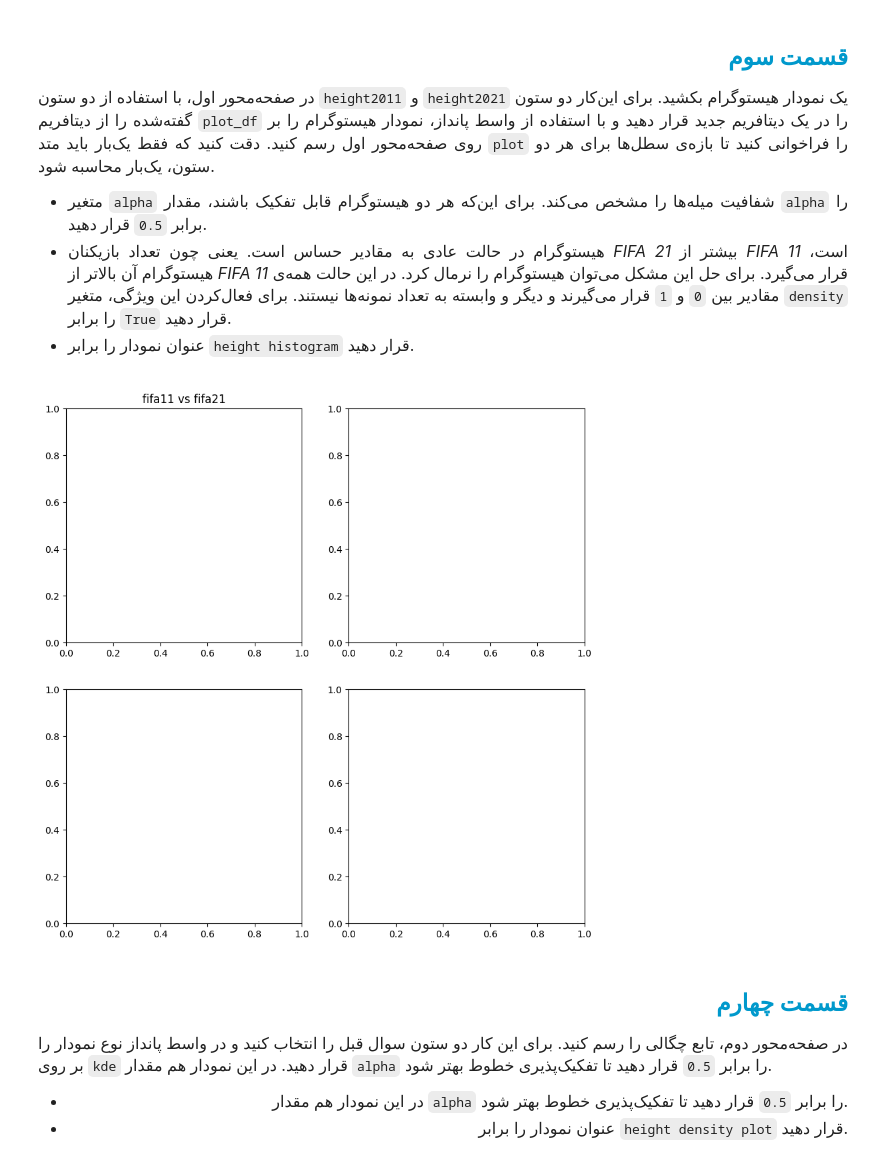
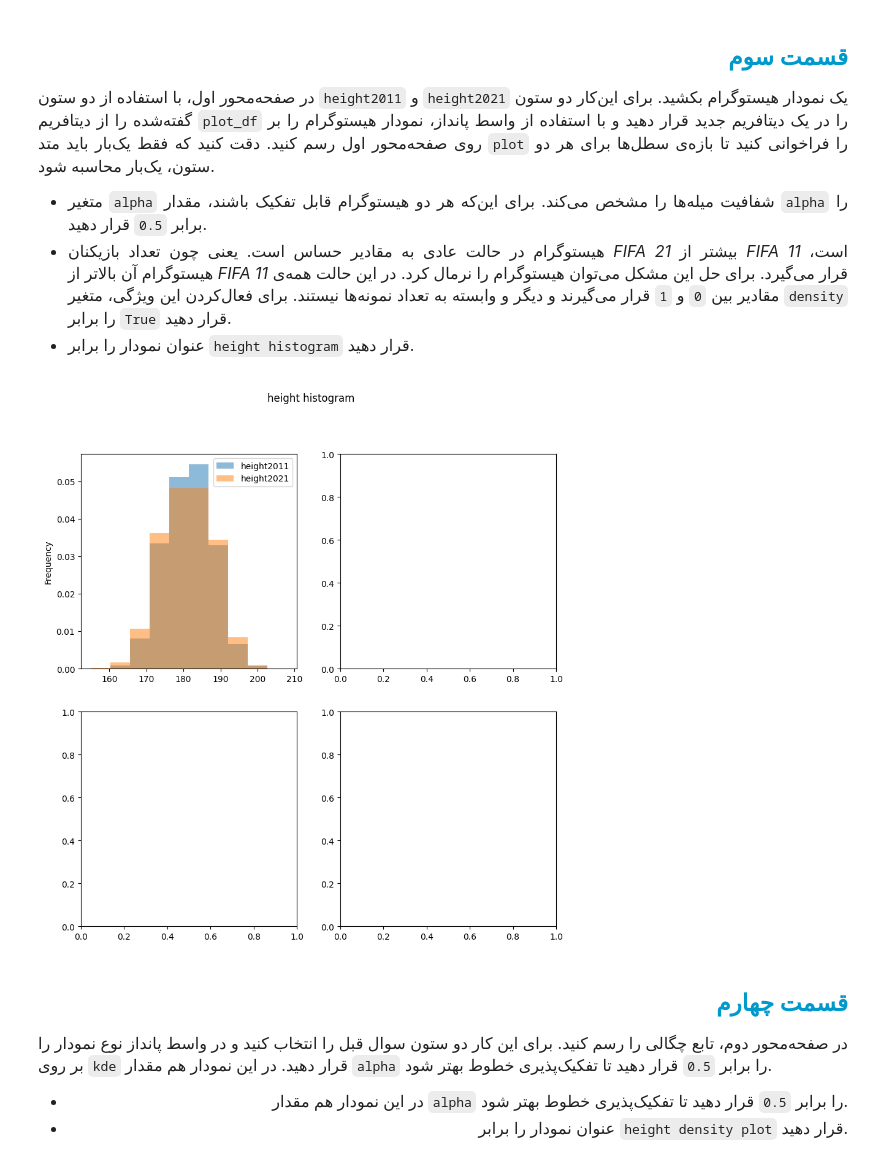
Before and after one commit to mahajialirezaei/Gone-with-the-wind, a Jupyter notebook: gone_with_the_wind.ipynb, the cells around one changed output. Drawn from its saved outputs; the diff is of its cells as text; code cells hidden in the pictures.

Commit message:
implement height histogram

```diff
--- a/gone_with_the_wind.ipynb
+++ b/gone_with_the_wind.ipynb
@@ -168,11 +168,16 @@ print(plot_df)
 </ul>
 </font>
 </p>
-# %%
-# TODO: draw the first plot
-fig
-# %% [output]
-[figure, removed]
+# %%
+height = pd.DataFrame()
+height.index = df_fifa21.index
+height['height2011'] = df_fifa11['height']
+height['height2021'] = df_fifa21['height']
+height.plot(kind='hist', ax=axes[0][0], alpha=0.5, density=True);
+fig.suptitle('height histogram')
+fig
+# %% [output]
+[figure, added]
 # %% [markdown]
 
 
```
Also changed, not shown: parts of 3 cells of this notebook.
